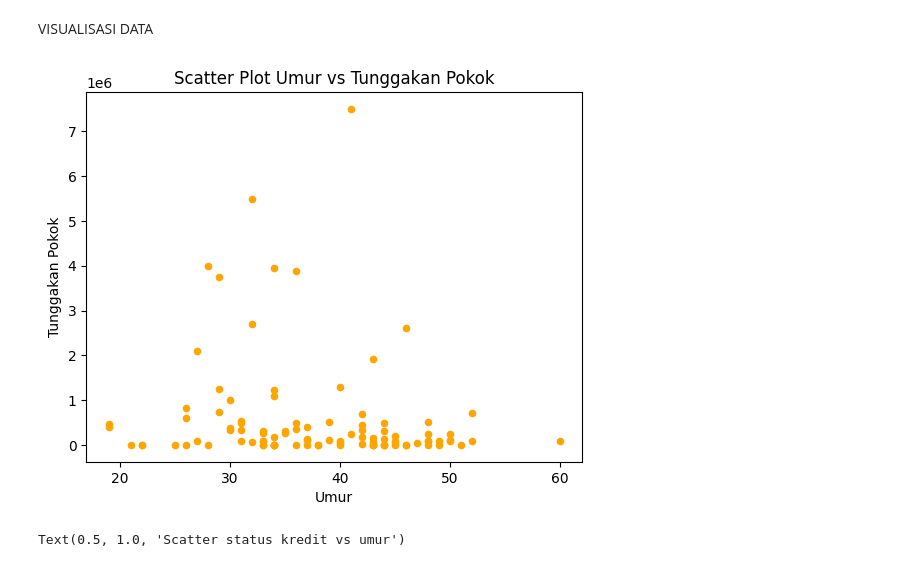
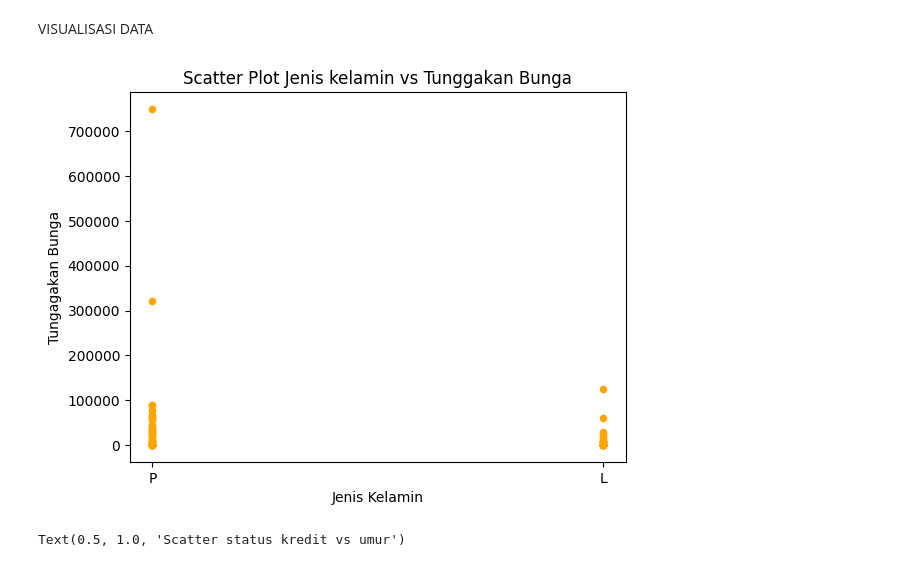
Before and after one commit to Rangga11268/TUGAS-data-science, a Jupyter notebook: project ADS fix.ipynb, the cells around one changed output. Saved outputs shown, nothing was run; the diff lists cells and outputs as text; code cells hidden in the pictures.

```diff
--- a/project ADS fix.ipynb
+++ b/project ADS fix.ipynb
@@ -138,13 +138,13 @@ data[data.umur.astype(str).str.contains('|'.join(searchfor))].head(1)
 VISUALISASI DATA
 # %%
 import matplotlib.pyplot as pit
-data.plot(kind='scatter', x='umur', y='tunggakan_pokok', color='orange')
-pit.xlabel('Umur')
-pit.ylabel('Tunggakan Pokok')
-pit.title('Scatter Plot Umur vs Tunggakan Pokok')
+data.plot(kind='scatter', x='jenis_kelamin', y='tunggakan_bunga', color='orange')
+pit.xlabel('Jenis Kelamin')
+pit.ylabel('Tungagakan Bunga')
+pit.title('Scatter Plot Jenis kelamin vs Tunggakan Bunga')
 pit.show()
 # %% [output]
-[figure, old version]
+[figure, new version]
 # %%
 import matplotlib.pyplot as pit
 data.plot(kind ='scatter',x = 'status kredit', y = 'umur')
```
Also changed, not shown: parts of 21 cells of this notebook.
